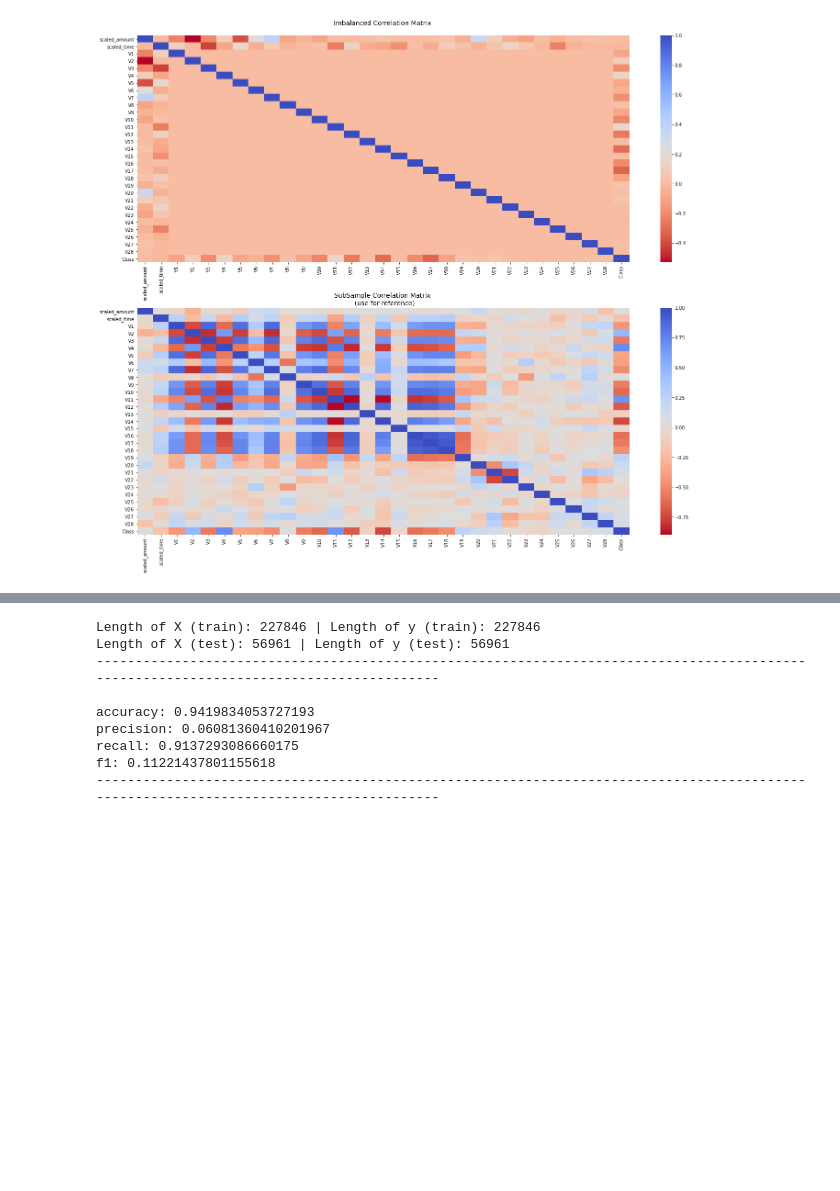
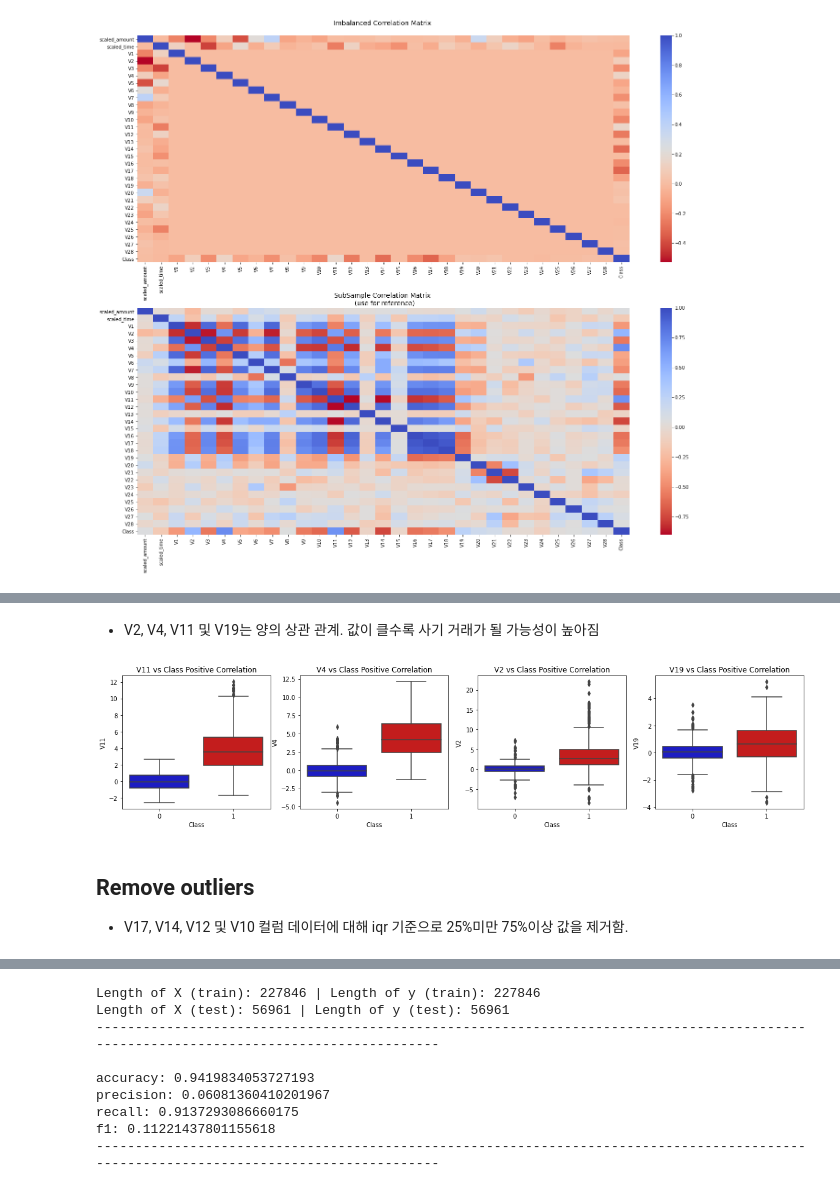
Before and after one commit to alexjeong11/credit-card-fraud-detection, a Jupyter notebook: project_jch_save.ipynb, the cells around one changed output, grey strips where cells are left out. Drawn from its saved outputs; the diff is of its cells as text; code cells hidden in the pictures; blank space fills up the shorter version.

```diff
--- a/project_jch_save.ipynb
+++ b/project_jch_save.ipynb
@@ -267,0 +335,26 @@ plt.show()
+# %% [markdown]
+* V2, V4, V11 및 V19는 양의 상관 관계. 값이 클수록 사기 거래가 될 가능성이 높아짐
+# %%
+f, axes = plt.subplots(ncols=4, figsize=(20,4))
+
+# Positive correlations (The higher the feature the probability increases that it will be a fraud transaction)
+sns.boxplot(x="Class", y="V11", data=new_df, palette=colors, ax=axes[0])
+axes[0].set_title('V11 vs Class Positive Correlation')
+
+sns.boxplot(x="Class", y="V4", data=new_df, palette=colors, ax=axes[1])
+axes[1].set_title('V4 vs Class Positive Correlation')
+
+
+sns.boxplot(x="Class", y="V2", data=new_df, palette=colors, ax=axes[2])
+axes[2].set_title('V2 vs Class Positive Correlation')
+
+
+sns.boxplot(x="Class", y="V19", data=new_df, palette=colors, ax=axes[3])
+axes[3].set_title('V19 vs Class Positive Correlation')
+
+plt.show()
+# %% [output]
+[figure, added]
+# %% [markdown]
+## Remove outliers
+* V17, V14, V12 및 V10 컬럼 데이터에 대해 iqr 기준으로 25%미만 75%이상 값을 제거함.
```
Also changed, not shown: parts of 30 cells of this notebook.
